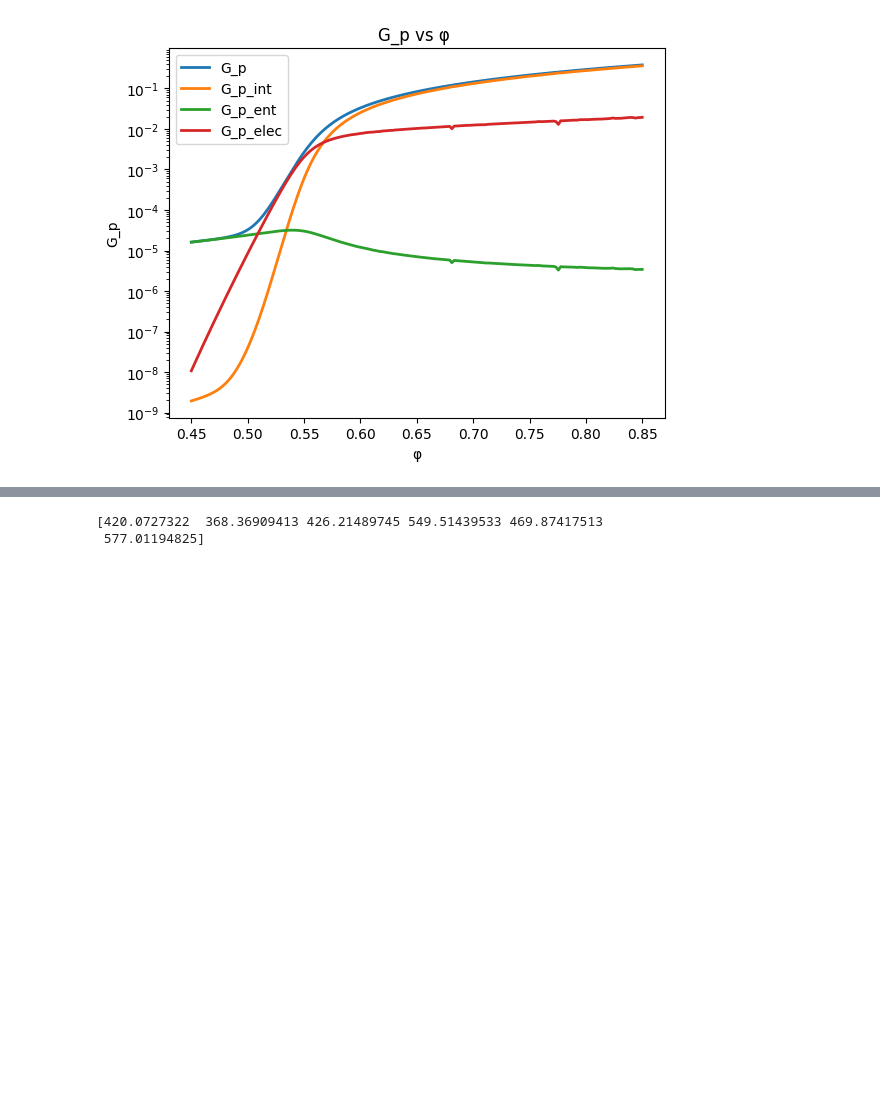
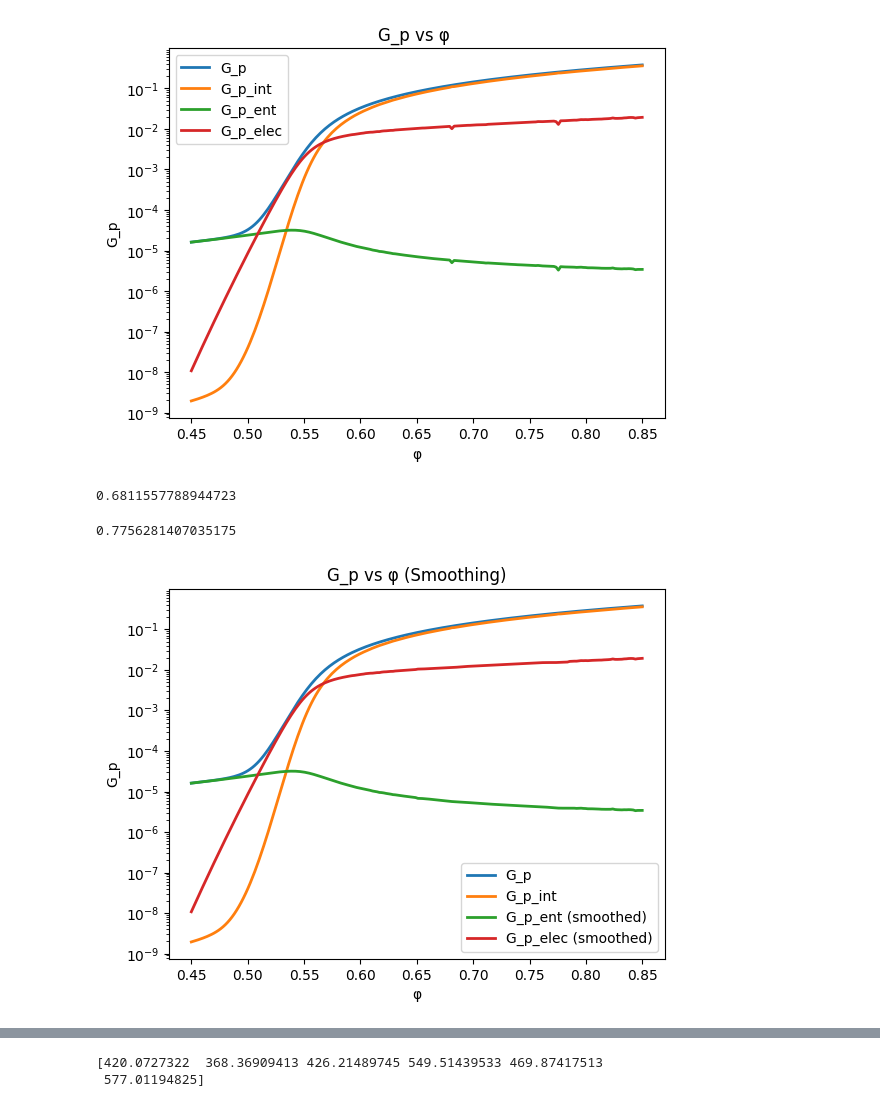
Before and after one commit to inxslynne/thesisproject, a Jupyter notebook: py-kimmason-final.ipynb, the cells around one changed output, grey strips where cells are left out. Cells and saved outputs as stored; diff of their text form; code cells hidden in the pictures; blank space fills up the shorter version.

```diff
--- a/py-kimmason-final.ipynb
+++ b/py-kimmason-final.ipynb
@@ -239,3 +256,11 @@ plt.legend()
 plt.show()
 # %% [output]
 [figure]
+# %%
+phi_vals[115]
+# %% [output]
+0.6811557788944723
+# %%
+phi_vals[162]
+# %% [output]
+0.7756281407035175
@@ -241,0 +269,22 @@ plt.show()
+# %%
+smooth_start = np.where(phi_vals >= 0.65)[0][0]
+smooth_end = np.where(phi_vals <= 0.785)[0][-1]
+
+G_p_ent_values_smooth = G_p_ent_values.copy()
+G_p_elec_values_smooth = G_p_elec_values.copy()
+G_p_ent_values_smooth[smooth_start:smooth_end+1] = gaussian_filter1d(G_p_ent_values[smooth_start:smooth_end+1], sigma=3)
+G_p_elec_values_smooth[smooth_start:smooth_end+1] = gaussian_filter1d(G_p_elec_values[smooth_start:smooth_end+1], sigma=3)
+
+plt.figure()
+plt.plot(phi_vals, (G_p_values * a / sigma), label="G_p", lw=2)
+plt.plot(phi_vals, (G_p_int_values * a / sigma), label="G_p_int", lw=2)
+plt.plot(phi_vals, (G_p_ent_values_smooth * a / sigma), label="G_p_ent (smoothed)", lw=2)
+plt.plot(phi_vals, (G_p_elec_values_smooth * a / sigma), label="G_p_elec (smoothed)", lw=2)
+plt.xlabel('φ')
+plt.ylabel("G_p")
+plt.title("G_p vs φ (Smoothing)")
+plt.yscale('log')
+plt.legend()
+plt.show()
+# %% [output]
+[figure, added]
```
Also changed, not shown: parts of 7 cells of this notebook, 1 other file.
